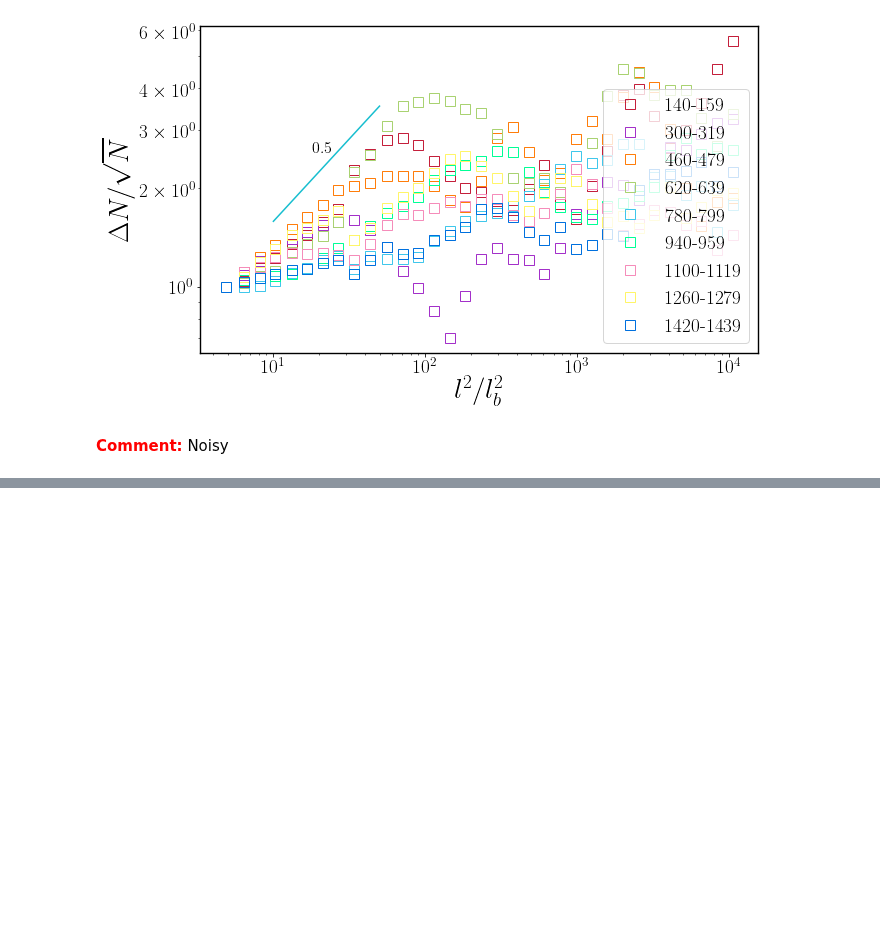
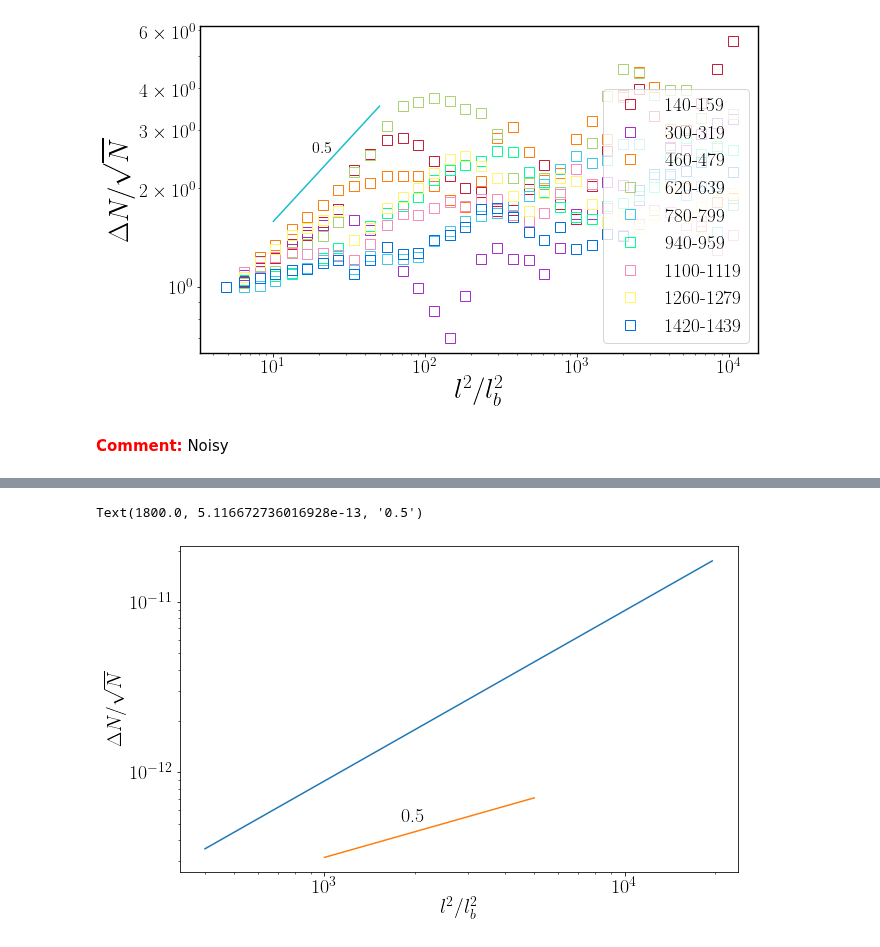
Before and after one commit to ZLoverty/Python, a Jupyter notebook: Correlation/src/fig-2_GNF.ipynb, the cells around one changed output, grey strips where cells are left out. Saved outputs shown, nothing was run; the diff lists cells and outputs as text; code cells hidden in the pictures; blank space fills up the shorter version.

```diff
--- a/Correlation/src/fig-2_GNF.ipynb
+++ b/Correlation/src/fig-2_GNF.ipynb
@@ -458,0 +502,17 @@ Text(18.0, 2.558336368008464, '0.5')
+# %%
+folder1 = r'E:\moreData\df2nobp_result_16bit\synthetic'
+data1 = pd.read_csv(os.path.join(folder1, 'df_average.csv'))
+plt.plot(data1.n, data1.d)
+plt.xscale('log')
+plt.yscale('log')
+plt.xlabel('$l^2/l_b^2$')
+plt.ylabel('$\Delta N/\sqrt{N}$')
+
+# guide of the eye slope
+x = np.array([1000, 5000])
+y = x**0.5 / 1e14
+plt.plot(x, y)
+plt.text(0.8*x[0]+0.2*x[1], y.mean(), '0.5')
+# %% [output]
+Text(1800.0, 5.116672736016928e-13, '0.5')
+[figure, added]
```
Also changed, not shown: parts of 6 cells of this notebook, 12 other files.
